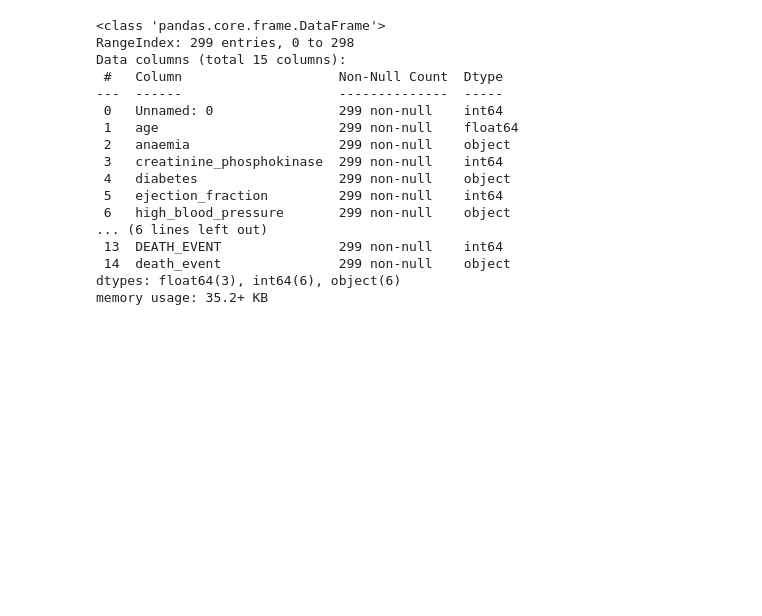
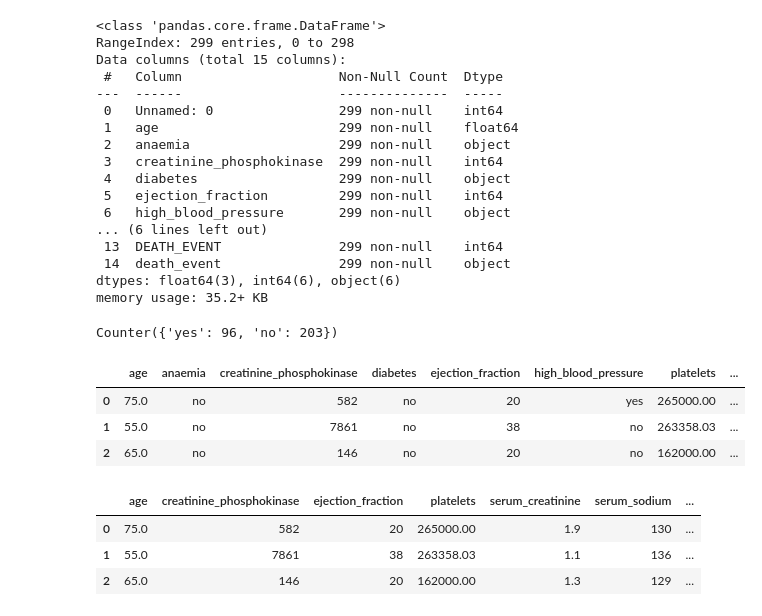
Before and after one commit to Alyxx-The-Sniper/DATA_SCIENCE_2022, a Jupyter notebook: Data_Science_Machine_Learning/0_Deep Learning/2_Binary classification.ipynb, the cells around one changed output. Cells and saved outputs as stored; diff of their text form; code cells hidden in the pictures; blank space fills up the shorter version.

```diff
--- a/Data_Science_Machine_Learning/0_Deep Learning/2_Binary classification.ipynb
+++ b/Data_Science_Machine_Learning/0_Deep Learning/2_Binary classification.ipynb
@@ -79,3 +87,26 @@ Data columns (total 15 columns):
  14  death_event               299 non-null    object
 dtypes: float64(3), int64(6), object(6)
 memory usage: 35.2+ KB
+# %%
+Counter(df['death_event'])
+# %% [output]
+Counter({'yes': 96, 'no': 203})
+# %%
+y = df['death_event']
+# age to smoking
+X = df.loc[:,'age':'smoking']
+X.head(3)
+# %% [output]
+|  | age | anaemia | creatinine_phosphokinase | diabetes | ejection_fraction | high_blood_pressure | platelets | ... |
+| 0 | 75.0 | no | 582 | no | 20 | yes | 265000.00 | ... |
+| 1 | 55.0 | no | 7861 | no | 38 | no | 263358.03 | ... |
+| 2 | 65.0 | no | 146 | no | 20 | no | 162000.00 | ... |
+# %%
+# OHE
+X = pd.get_dummies(X)
+X.head(3)
+# %% [output]
+|  | age | creatinine_phosphokinase | ejection_fraction | platelets | serum_creatinine | serum_sodium | ... |
+| 0 | 75.0 | 582 | 20 | 265000.00 | 1.9 | 130 | ... |
+| 1 | 55.0 | 7861 | 38 | 263358.03 | 1.1 | 136 | ... |
+| 2 | 65.0 | 146 | 20 | 162000.00 | 1.3 | 129 | ... |
```
Also changed, not shown: parts of 3 cells of this notebook.
